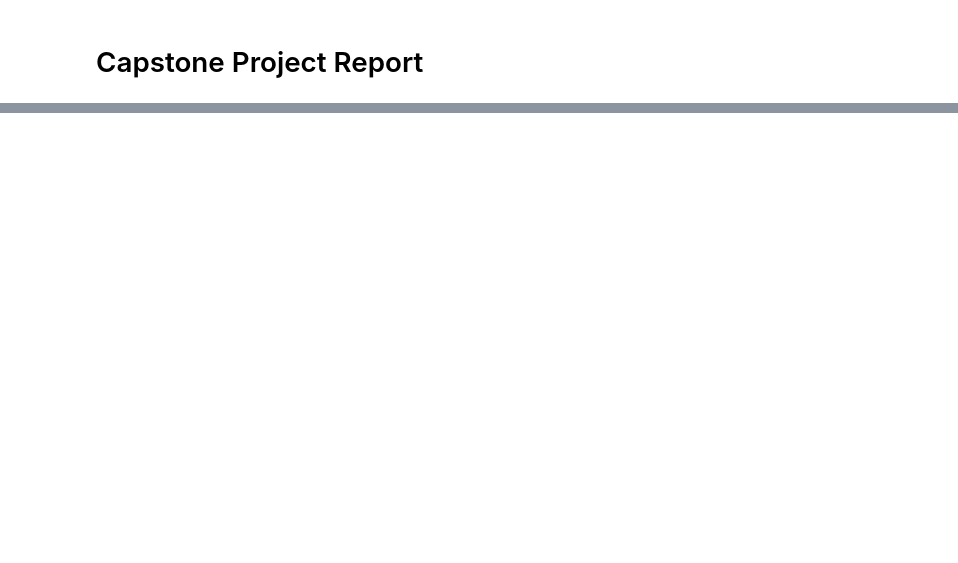
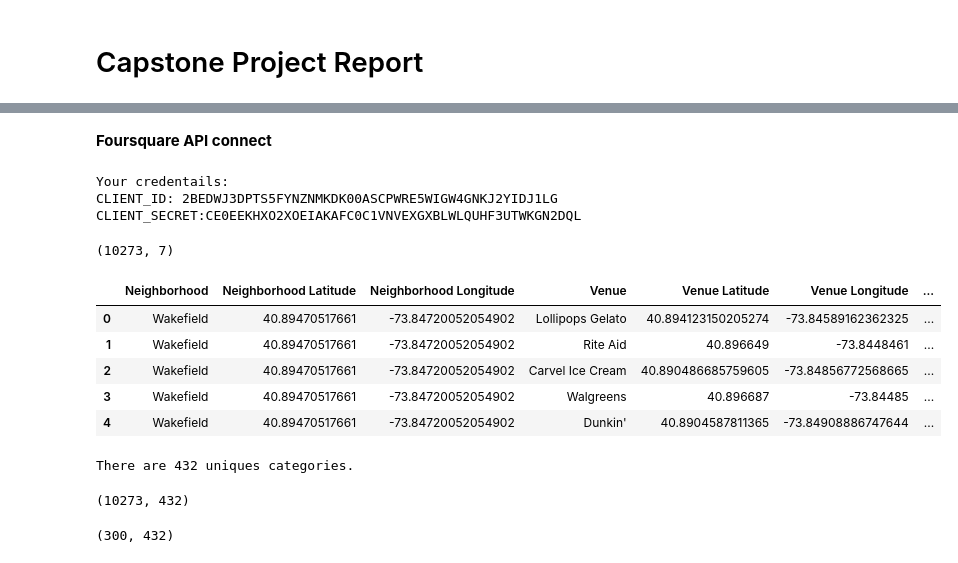
Before and after one commit to nhatle88/Coursera_Capstone, a Jupyter notebook: capstone-project-report.ipynb, the cells around one changed output, grey strips where cells are left out. Saved outputs shown, nothing was run; the diff lists cells and outputs as text; code cells hidden in the pictures; blank space fills up the shorter version.

```diff
--- a/capstone-project-report.ipynb
+++ b/capstone-project-report.ipynb
@@ -30,0 +63,19 @@ Finally, I will have the short list of suggested locations for him to call to ch
+# %%
+# define the dataframe columns
+column_names = ['Borough', 'Neighborhood', 'Latitude', 'Longitude']
+
+# instantiate the dataframe
+neighborhoods = pd.DataFrame(columns=column_names)
+# %%
+for data in neighborhoods_data:
+    borough = neighborhood_name = data['properties']['borough']
+    neighborhood_name = data['properties']['name']
+
+    neighborhood_latlon = data['geometry']['coordinates']
+    neighborhood_lat = neighborhood_latlon[1]
+    neighborhood_lon = neighborhood_latlon[0]
+
+    neighborhoods = neighborhoods.append({'Borough': borough,
+                                          'Neighborhood': neighborhood_name,
+                                          'Latitude': neighborhood_lat,
+                                          'Longitude': neighborhood_lon}, ignore_index=True)
@@ -30,0 +92,14 @@ Finally, I will have the short list of suggested locations for him to call to ch
+# %% [markdown]
+<b>Foursquare API connect</b>
+# %%
+CLIENT_ID = '2BEDWJ3DPTS5FYNZNMKDK00ASCPWRE5WIGW4GNKJ2YIDJ1LG' # your Foursquare ID
+CLIENT_SECRET = 'CE0EEKHXO2XOEIAKAFC0C1VNVEXGXBLWLQUHF3UTWKGN2DQL' # your Foursquare Secret
+VERSION = '20180605' # Foursquare API version
+
+print('Your credentails:')
+print('CLIENT_ID: ' + CLIENT_ID)
+print('CLIENT_SECRET:' + CLIENT_SECRET)
+# %% [output]
+Your credentails:
+CLIENT_ID: 2BEDWJ3DPTS5FYNZNMKDK00ASCPWRE5WIGW4GNKJ2YIDJ1LG
+CLIENT_SECRET:CE0EEKHXO2XOEIAKAFC0C1VNVEXGXBLWLQUHF3UTWKGN2DQL
@@ -30,0 +148,16 @@ Finally, I will have the short list of suggested locations for him to call to ch
+# %%
+# Check the size of newyork_venues
+print(newyork_venues.shape)
+newyork_venues.head()
+# %% [output]
+(10273, 7)
+|  | Neighborhood | Neighborhood Latitude | Neighborhood Longitude | Venue | Venue Latitude | Venue Longitude | ... |
+| 0 | Wakefield | 40.89470517661 | -73.84720052054902 | Lollipops Gelato | 40.894123150205274 | -73.84589162362325 | ... |
+| 1 | Wakefield | 40.89470517661 | -73.84720052054902 | Rite Aid | 40.896649 | -73.8448461 | ... |
+| 2 | Wakefield | 40.89470517661 | -73.84720052054902 | Carvel Ice Cream | 40.890486685759605 | -73.84856772568665 | ... |
+| 3 | Wakefield | 40.89470517661 | -73.84720052054902 | Walgreens | 40.896687 | -73.84485 | ... |
+| 4 | Wakefield | 40.89470517661 | -73.84720052054902 | Dunkin' | 40.8904587811365 | -73.84908886747644 | ... |
+# %%
+print('There are {} uniques categories.'.format(len(newyork_venues['Venue Category'].unique())))
+# %% [output]
+There are 432 uniques categories.
@@ -30,0 +176,4 @@ Finally, I will have the short list of suggested locations for him to call to ch
+# %%
+newyork_onehot.shape
+# %% [output]
+(10273, 432)
@@ -30,0 +184,4 @@ Finally, I will have the short list of suggested locations for him to call to ch
+# %%
+newyork_grouped.shape
+# %% [output]
+(300, 432)
```
Also changed, not shown: parts of 52 cells of this notebook.
